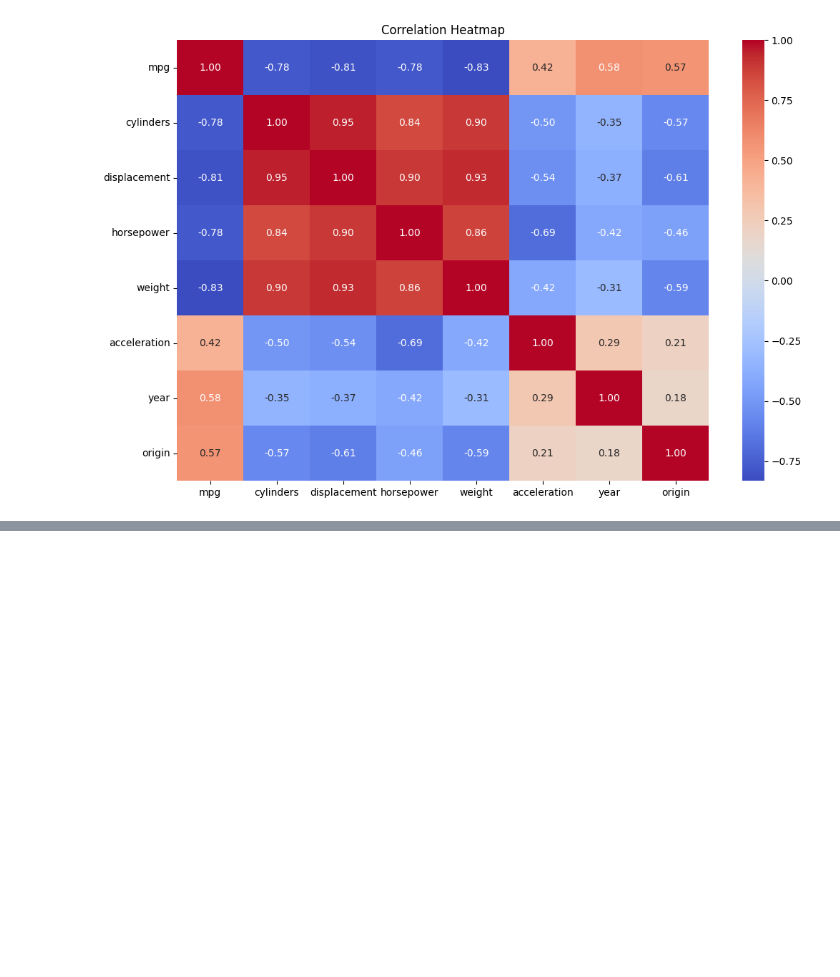
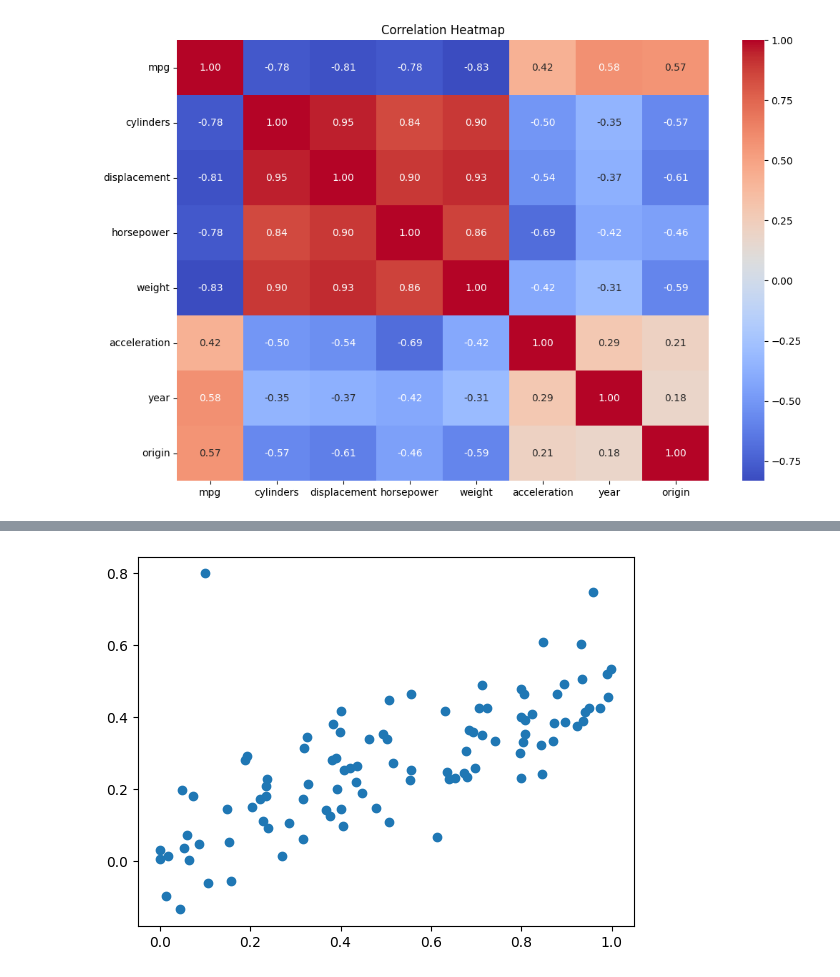
Before and after one commit to samjingwen/islp, a Jupyter notebook: ch03/ch03.ipynb, the cells around one changed output, grey strips where cells are left out. Cells and saved outputs as stored; diff of their text form; code cells hidden in the pictures; blank space fills up the shorter version.

```diff
--- a/ch03/ch03.ipynb
+++ b/ch03/ch03.ipynb
@@ -177,0 +396,4 @@ strong multicollinearity or other numerical problems.
+# %%
+x1 = np.concatenate([x1, [0.1]])
+x2 = np.concatenate([x2, [0.8]])
+y = np.concatenate([y, [6]])
@@ -177,0 +471,5 @@ strong multicollinearity or other numerical problems.
+# %%
+plt.scatter(x1, x2)
+plt.show()
+# %% [output]
+[figure, added]
```
Also changed, not shown: parts of 27 cells of this notebook, 3 other files.
